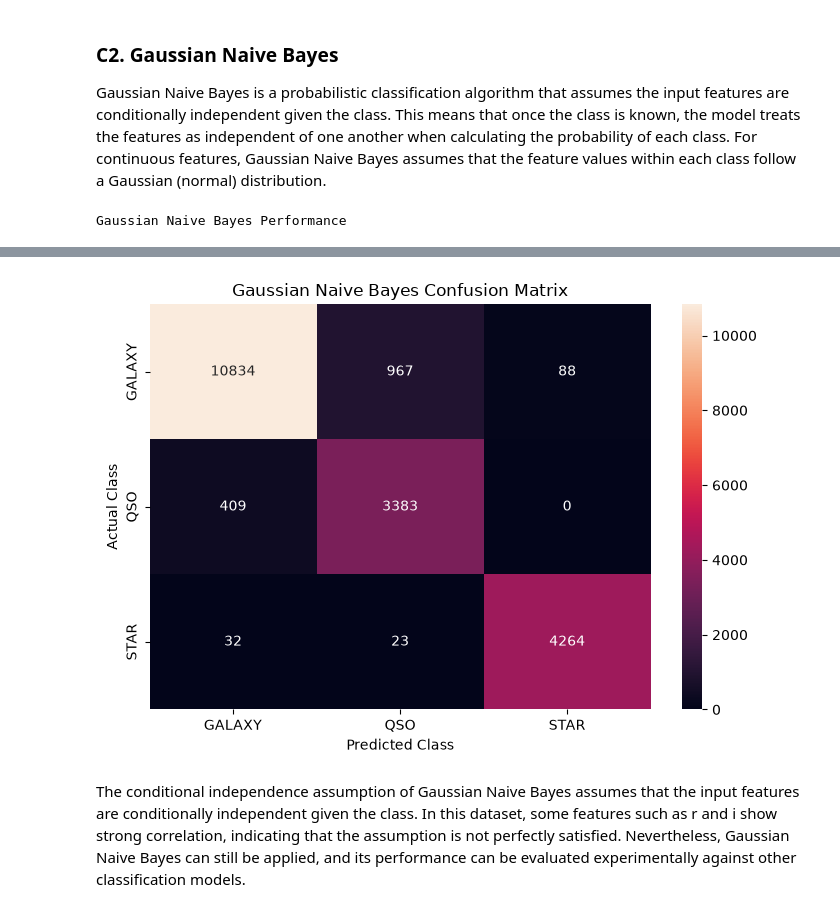
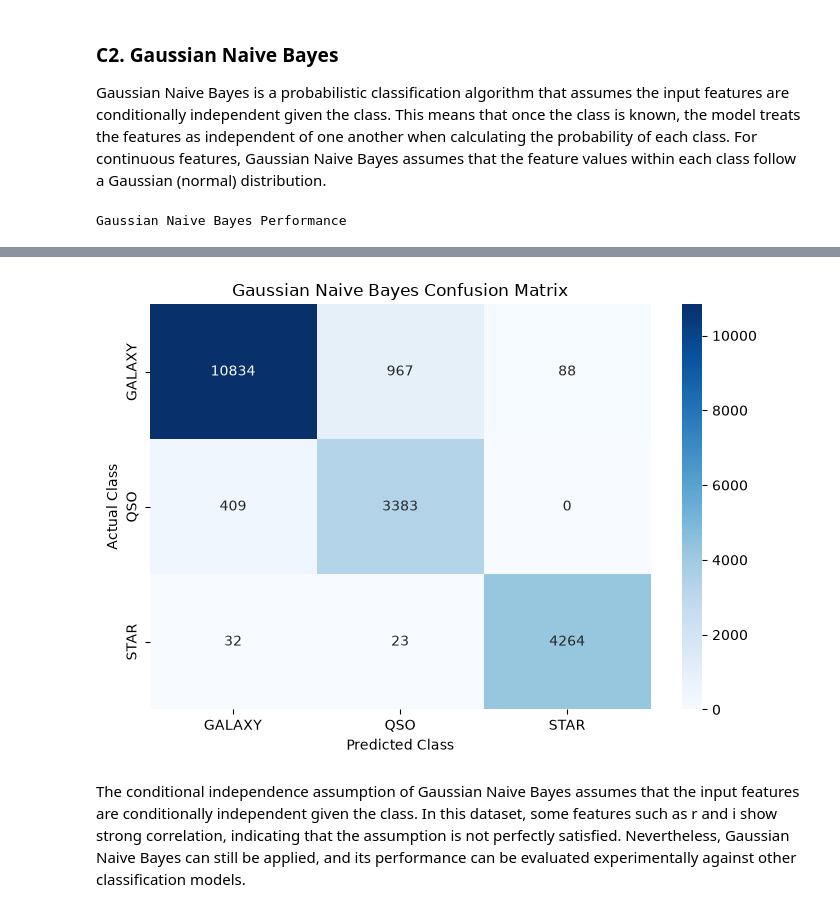
Before and after one commit to Reshma925/Vectora, a Jupyter notebook: ML_CLASSIFICATION_TRACKA/classification.ipynb, the cells around one changed output, grey strips where cells are left out. Saved outputs shown, nothing was run; the diff lists cells and outputs as text; code cells hidden in the pictures.

```diff
--- a/ML_CLASSIFICATION_TRACKA/classification.ipynb
+++ b/ML_CLASSIFICATION_TRACKA/classification.ipynb
@@ -689,39 +711,38 @@ Logistic Regression Odds Ratios:
 ### C2. Gaussian Naive Bayes
 Gaussian Naive Bayes is a probabilistic classification algorithm that assumes the input features are conditionally independent given the class. This means that once the class is known, the model treats the features as independent of one another when calculating the probability of each class. For continuous features, Gaussian Naive Bayes assumes that the feature values within each class follow a Gaussian (normal) distribution.
 # %%
-# Create Gaussian Naive Bayes model
+# Create Gaussian Naive Bayes model with default hyperparameters
 gnb_model = GaussianNB()
 
 # Train the model
 gnb_model.fit(X_train_scaled, y_train)
 
 # Save the trained model
-joblib.dump(gnb_model, "models/gaussian_naive_bayes_model.pkl")
+joblib.dump(
+    gnb_model,
+    "models/gaussian_naive_bayes_model.pkl"
+)
 
 # Predictions
 y_pred_gnb = gnb_model.predict(X_test_scaled)
+y_prob_gnb = gnb_model.predict_proba(X_test_scaled)
 
+# Evaluate the model
+gnb_accuracy = accuracy_score(y_test, y_pred_gnb)
 
-#  Evaluation
+gnb_precision = precision_score(
+    y_test, y_pred_gnb, average="weighted"
+)
 
-gnb_accuracy = accuracy_score(y_test, y_pred_gnb)
-gnb_precision = precision_score(
-    y_test,
-    y_pred_gnb,
-    average="weighted"
+gnb_recall = recall_score(
+    y_test, y_pred_gnb, average="weighted"
 )
-gnb_recall = recall_score(
-    y_test,
-    y_pred_gnb,
-    average="weighted"
+
+gnb_f1 = f1_score(
+    y_test, y_pred_gnb, average="weighted"
 )
-gnb_f1 = f1_score(
-    y_test,
-    y_pred_gnb,
-    average="weighted"
-)
+
 # ROC-AUC using One-vs-Rest
-y_prob_gnb = gnb_model.predict_proba(X_test_scaled)
 gnb_roc_auc = roc_auc_score(
     y_test,
     y_prob_gnb,
@@ -729,7 +750,7 @@ gnb_roc_auc = roc_auc_score(
     average="weighted"
 )
 
-# Gaussian Naive Bayes Performance Table
+# Display evaluation metrics
 gnb_performance = pd.DataFrame({
     "Metric": [
         "Accuracy",
@@ -746,22 +767,49 @@ gnb_performance = pd.DataFrame({
         gnb_roc_auc
     ]
 })
-gnb_performance["Score"] = gnb_performance["Score"].round(4)
+
 display(
     gnb_performance.style
+    .format({"Score": "{:.4f}"})
     .hide(axis="index")
     .set_caption("Gaussian Naive Bayes Performance")
+    .set_properties(**{
+        "text-align": "center",
+        "padding": "8px 16px"
+    })
+    .set_table_styles([
+        {
+            "selector": "caption",
+            "props": [
+                ("caption-side", "top"),
+                ("font-size", "16px"),
+                ("font-weight", "bold"),
+                ("padding", "10px")
+            ]
+        },
+        {
+            "selector": "th",
+            "props": [
+                ("background-color", "#263849"),
+                ("color", "white"),
+                ("text-align", "center"),
+                ("padding", "10px")
+            ]
+        }
+    ])
 )
 
-# Confusion matrix Heat Map
+# Confusion Matrix Heatmap
 cm_gnb = confusion_matrix(y_test, y_pred_gnb)
+
 plt.figure(figsize=(7, 5))
 sns.heatmap(
     cm_gnb,
     annot=True,
     fmt="d",
     xticklabels=label_encoder.classes_,
-    yticklabels=label_encoder.classes_
+    yticklabels=label_encoder.classes_,
+    cmap="Blues"
 )
 
 plt.xlabel("Predicted Class")
@@ -770,9 +818,7 @@ plt.title("Gaussian Naive Bayes Confusion Matrix")
 plt.tight_layout()
 plt.show()
 
-
-#  Results stored for model comparisions
-
+# Store results for model comparison
 gnb_results = {
     "Model": "Gaussian Naive Bayes",
     "Accuracy": gnb_accuracy,
@@ -792,4 +838,4 @@ Gaussian Naive Bayes Performance
-[figure, old version]
+[figure, new version]
 # %% [markdown]
 The conditional independence assumption of Gaussian Naive Bayes assumes that the input features are conditionally independent given the class. In this dataset, some features such as r and i show strong correlation, indicating that the assumption is not perfectly satisfied. Nevertheless, Gaussian Naive Bayes can still be applied, and its performance can be evaluated experimentally against other classification models.
 # %% [markdown]
```
Also changed, not shown: parts of 25 cells of this notebook, 9 other files.
